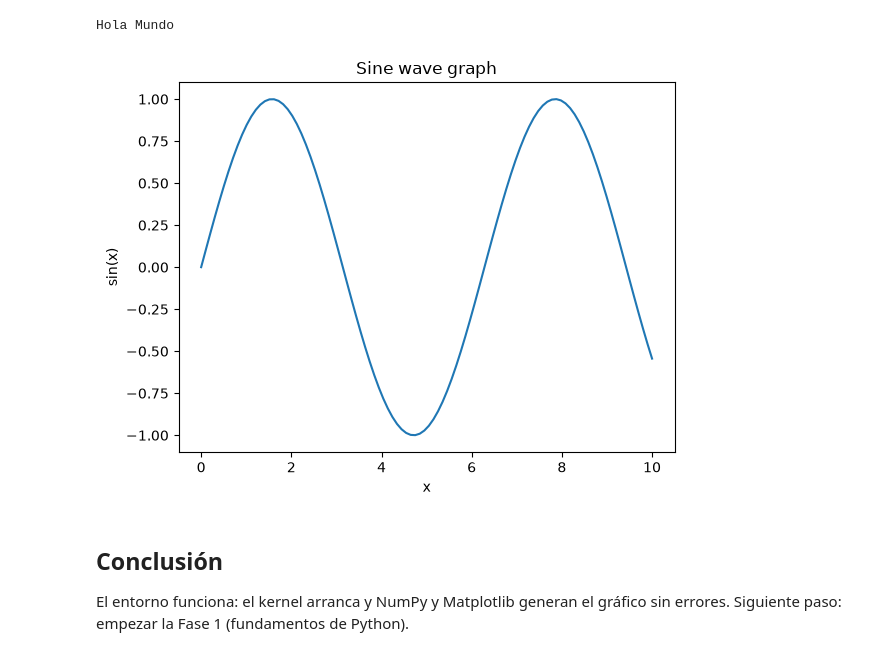
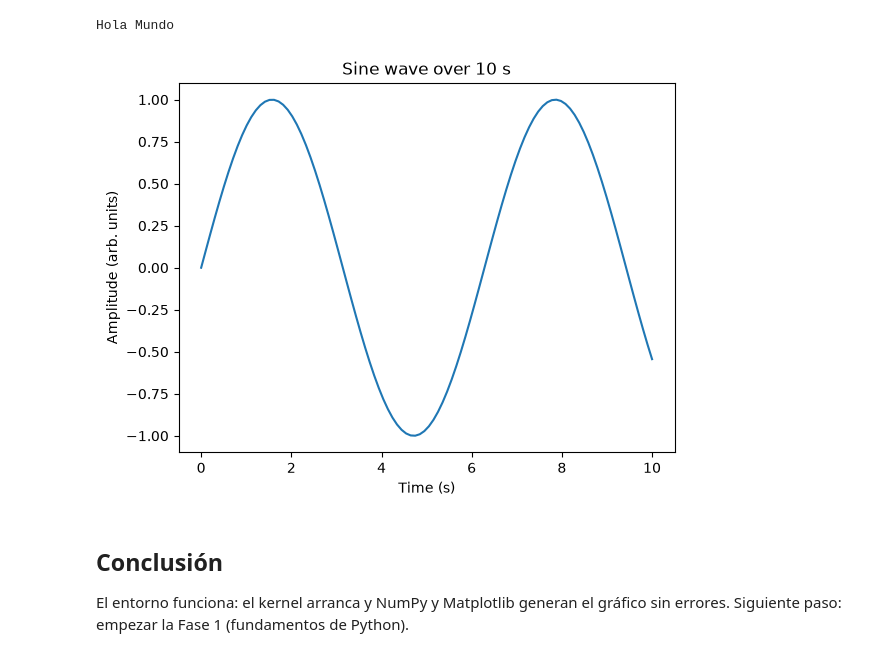
Before and after one commit to MatiasOrtegaPena/ciencia-de-datos, a Jupyter notebook: 00-setup/hola_mundo.ipynb, the cells around one changed output. Cells and saved outputs as stored; diff of their text form; code cells hidden in the pictures.

Commit message:
Improve plot labels with units and descriptive variable names

```diff
--- a/00-setup/hola_mundo.ipynb
+++ b/00-setup/hola_mundo.ipynb
@@ -9,15 +9,17 @@ Hola Mundo
 # %%
 import numpy as np
 import matplotlib.pyplot as plt
-x = np.linspace(0, 10, 100)
-y = np.sin(x)
-plt.plot(x, y)
-plt.xlabel("x")
-plt.ylabel("sin(x)")
-plt.title("Sine wave graph")
+
+t = np.linspace(0, 10, 100)
+amplitude = np.sin(t)
+
+plt.plot(t, amplitude)
+plt.xlabel("Time (s)")
+plt.ylabel("Amplitude (arb. units)")
+plt.title("Sine wave over 10 s")
 plt.show()
 # %% [output]
-[figure, old version]
+[figure, new version]
 # %% [markdown]
 ## Conclusión
 
```
